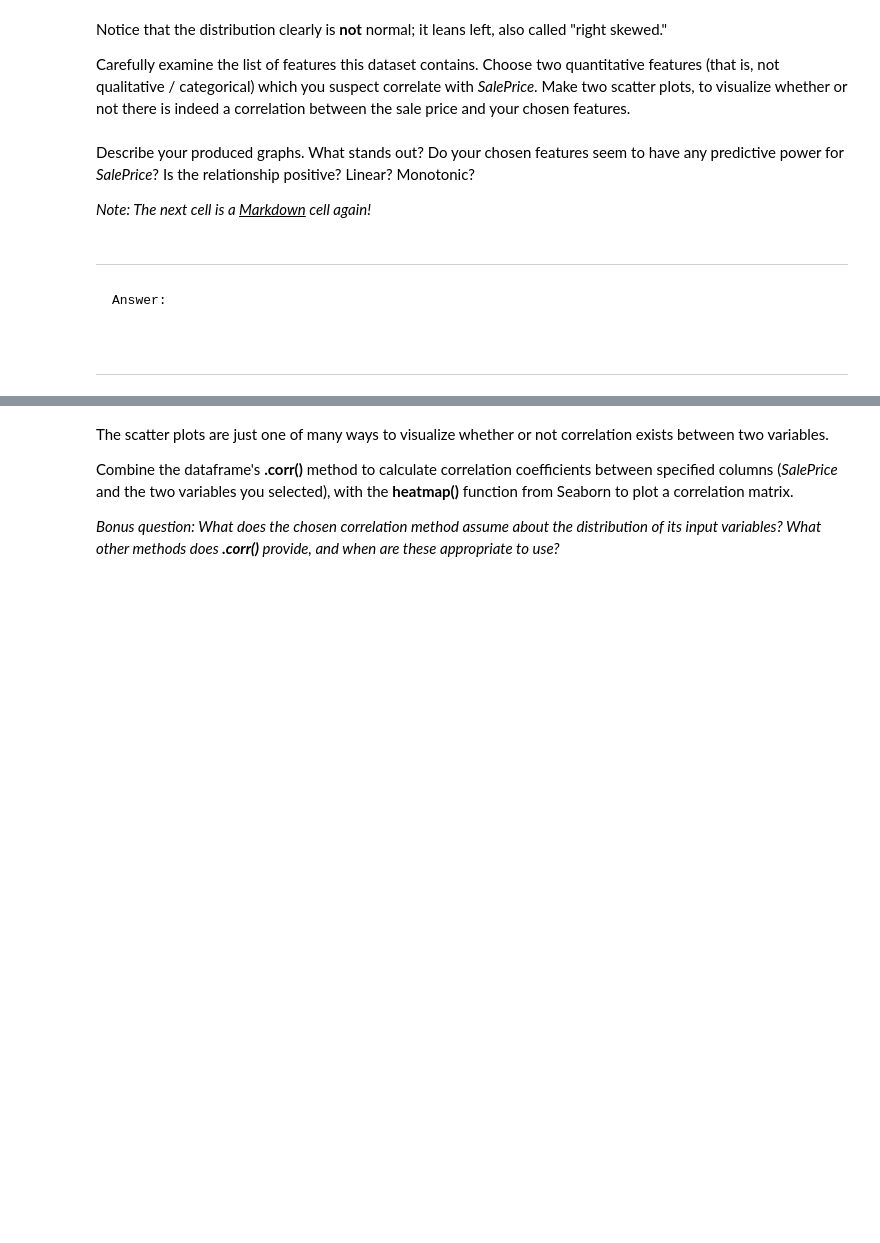
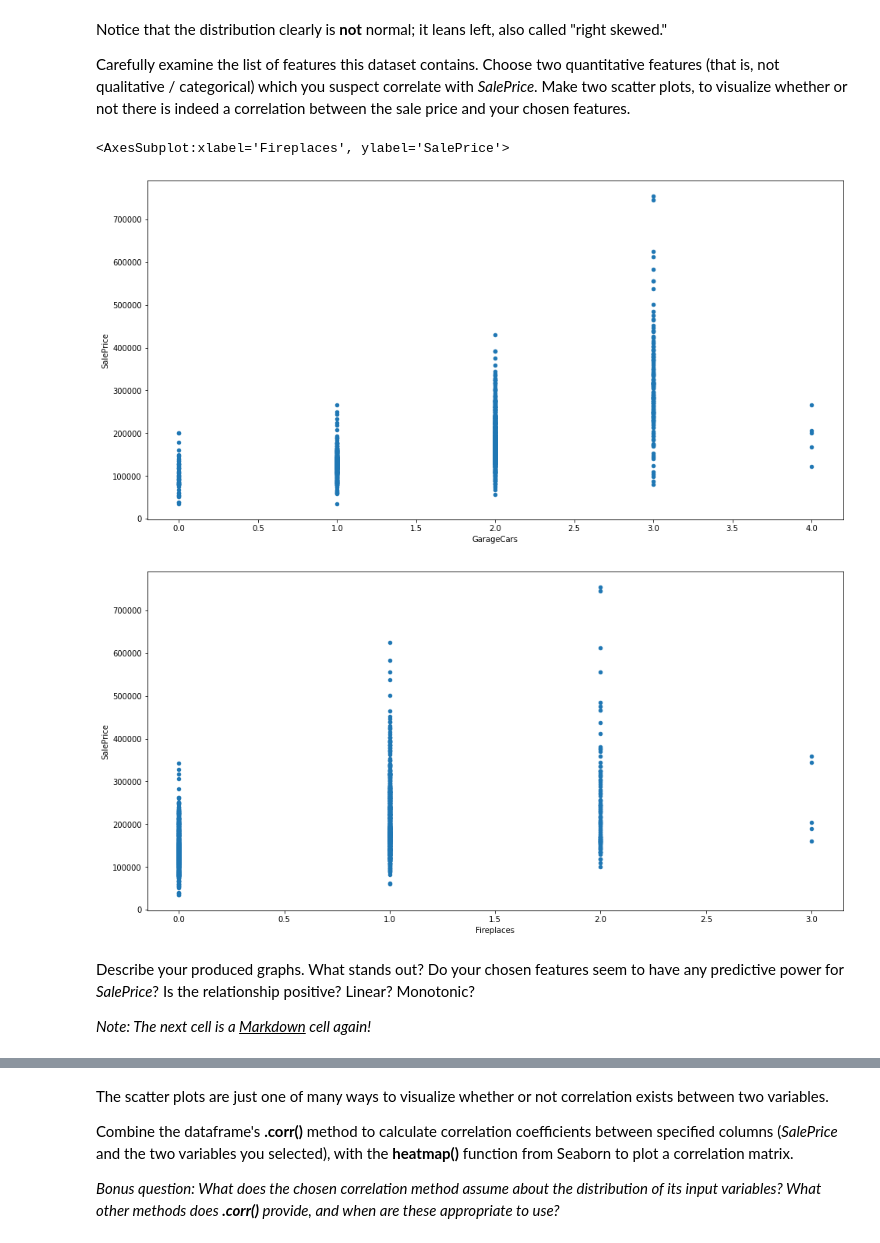
Before and after one commit to bang-a-coder/project-datascience101, a Jupyter notebook: Data Science 101-2.ipynb, the cells around one changed output, grey strips where cells are left out. Cells and saved outputs as stored; diff of their text form; code cells hidden in the pictures; blank space fills up the shorter version.

````diff
--- a/Data Science 101-2.ipynb
+++ b/Data Science 101-2.ipynb
@@ -209,15 +213,14 @@ Notice that the distribution clearly is <b>not</b> normal; it leans left, also c
 Carefully examine the list of features this dataset contains. Choose two quantitative features (that is, not qualitative / categorical) which you suspect correlate with <i>SalePrice</i>. Make two scatter plots, to visualize whether or not there is indeed a correlation between the sale price and your chosen features.
 # %%
 # Plot SalePrice versus two other quantitative features, in separate scatter plots
+housePricesDF.plot.scatter(y='SalePrice', x='GarageCars')
+
+housePricesDF.plot.scatter(y='SalePrice', x='Fireplaces')
+# %% [output]
+<AxesSubplot:xlabel='Fireplaces', ylabel='SalePrice'>
+[figure, added]
+[figure, added]
 # %% [markdown]
 Describe your produced graphs. What stands out? Do your chosen features seem to have any predictive power for <i>SalePrice</i>? Is the relationship positive? Linear? Monotonic?
 
 <i>Note: The next cell is a <u>Markdown</u> cell again!</i>
-# %% [markdown]
-***
-```
-Answer:
-
-
-```
-***
````
Also changed, not shown: parts of 5 cells of this notebook.
